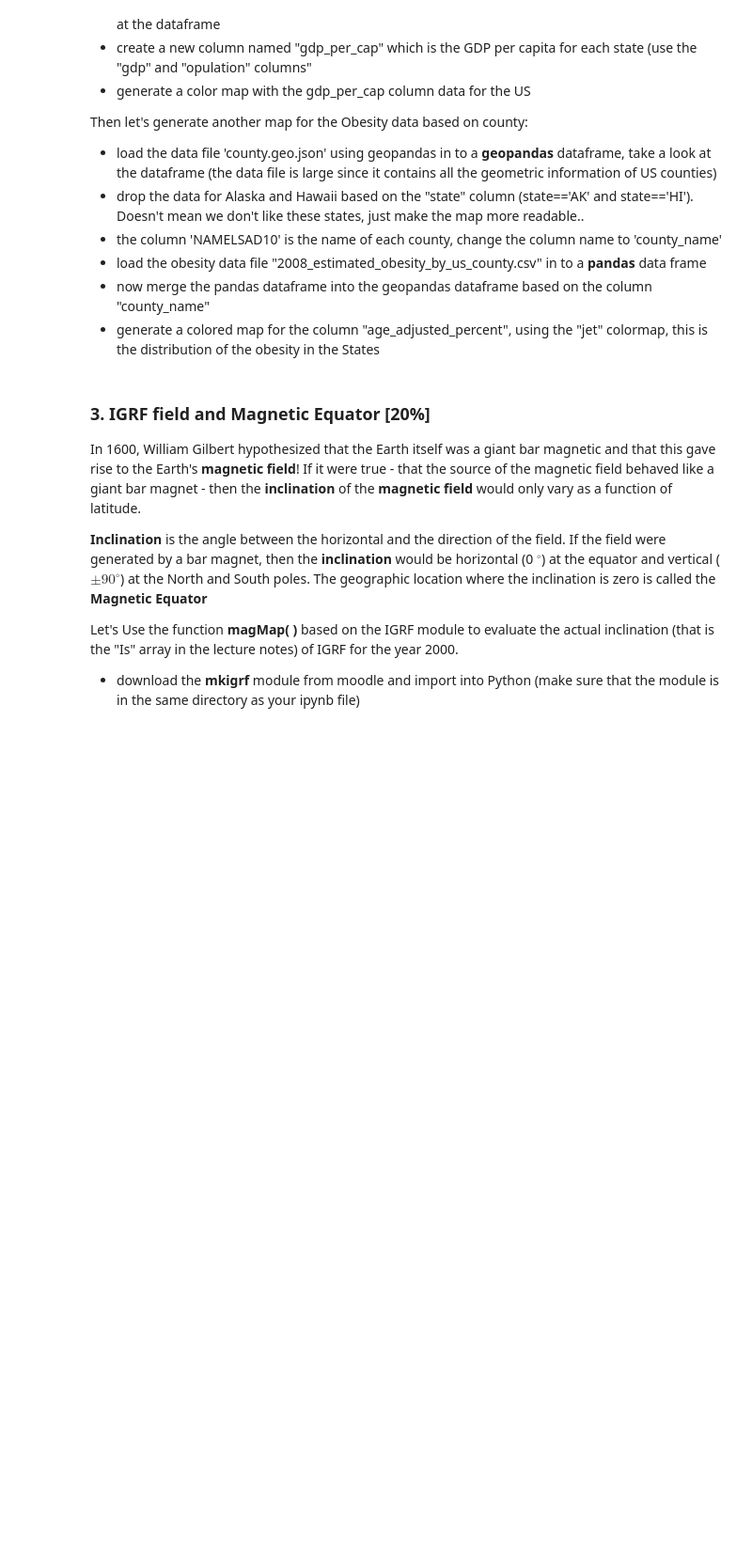
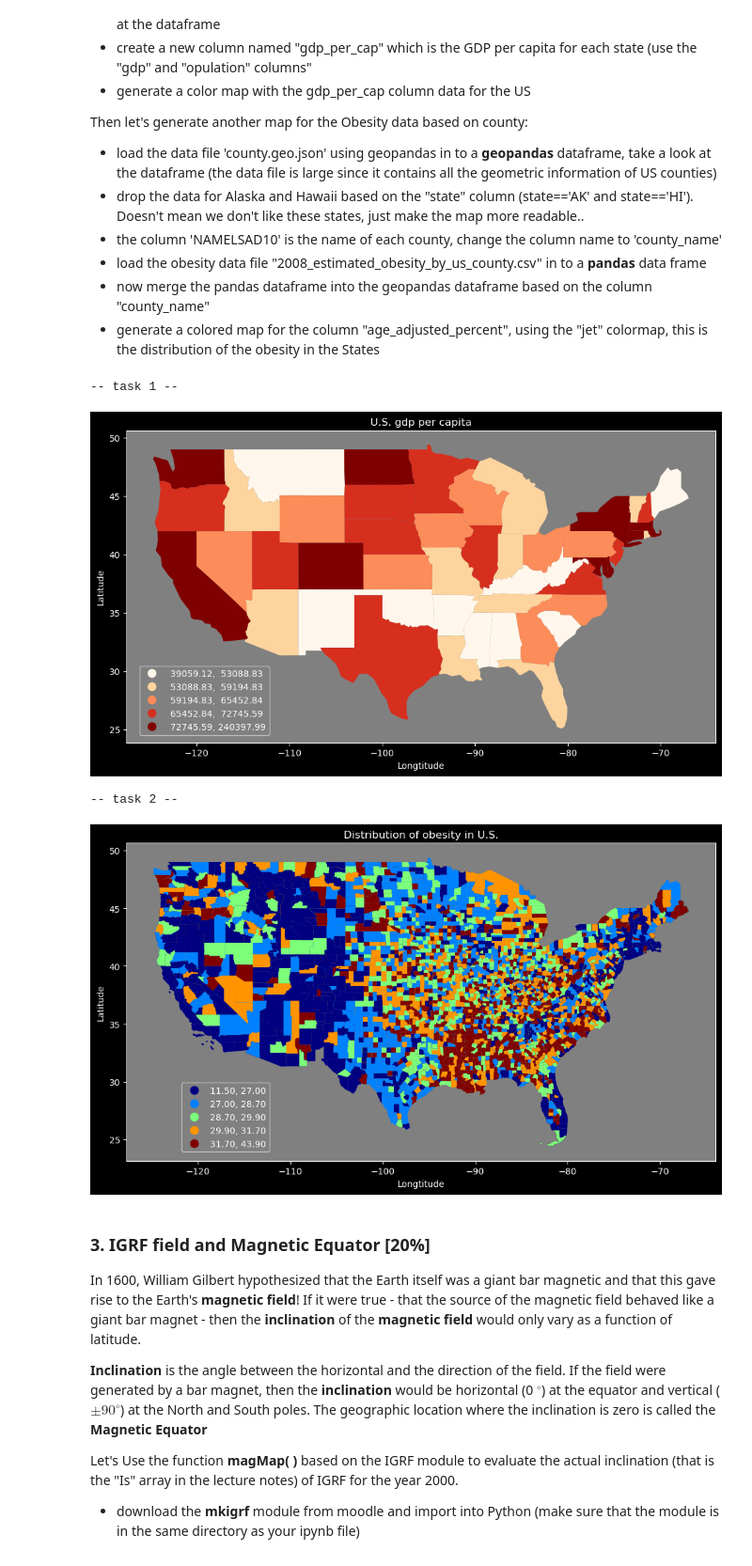
Before and after one commit to JerrySiRi/NJUAI_Learning_partial, a Jupyter notebook: HKU_exchange/Data_analysis_and_modeling_EASC2410/Assignment/HW9/HW_9-2024.ipynb, the cells around one changed output. Shown at 94% size. Cells and saved outputs as stored; diff of their text form; code cells hidden in the pictures; blank space fills up the shorter version.

```diff
--- a/HKU_exchange/Data_analysis_and_modeling_EASC2410/Assignment/HW9/HW_9-2024.ipynb
+++ b/HKU_exchange/Data_analysis_and_modeling_EASC2410/Assignment/HW9/HW_9-2024.ipynb
@@ -36,6 +87,64 @@ Then let's generate another map for the Obesity data based on county:
 - load the obesity data file "2008_estimated_obesity_by_us_county.csv" in to a **pandas** data frame
 - now merge the pandas dataframe into the geopandas dataframe based on the column "county_name"
 - generate a colored map for the column "age_adjusted_percent", using the "jet" colormap, this is the distribution of the obesity in the States
+# %%
+import numpy as np
+import matplotlib.pyplot as plt
+from IPython.display import Image
+import pandas as pd
+import geopandas as gpd
+import mapclassify.classifiers as classifiers
+
+import warnings
+warnings.filterwarnings("ignore") # ignore warning messages
+
+from mpl_toolkits.axes_grid1 import make_axes_locatable
+from matplotlib.colors import Normalize
+from matplotlib import cm
+
+
+# -- task 1 --
+print("-- task 1 --")
+us_map = gpd.read_file("./us_states.geojason")
+us_map["gdp_per_cap"] = us_map["gdp"]/us_map["population"]
+plt.rcParams['axes.facecolor'] = 'gray'
+ax = us_map.plot(figsize=(12,8), column="gdp_per_cap", cmap="OrRd", scheme="quantiles", legend=True)
+leg = ax.get_legend()
+leg.set_bbox_to_anchor((0.,-0.14,0.25,0.4))
+ax.set_title("U.S. gdp per capita")
+ax.set_xlabel("Longtitude")
+ax.set_ylabel("Latitude")
+plt.show()
+
+
+# -- task 2 --
+print("-- task 2 --")
+county_map = gpd.read_file("./county.geo.json")
+county_map = county_map[(county_map["state"]!="AK") & (county_map["state"]!="HI")]
+# county_map.rename({"NAMELSAD10":"county_name"},inplace=True)
+# BUG: we could not rename a column in datatype of geodatafram
+county_map["county_name"] = county_map["NAMELSAD10"]
+obesity = pd.read_csv("./2008_estimated_obesity_by_us_county.csv")
+#print(county_map.head())
+#print(obesity.head())
+dmerge = county_map.merge(obesity, on="county_name",how="inner")
+
+plt.rcParams['axes.facecolor'] = 'gray'
+ax = dmerge.plot(figsize=(12,8), column="age_adjusted_percent", cmap="jet", scheme="quantiles", legend=True)
+leg = ax.get_legend()
+leg.set_bbox_to_anchor((0.,-0.14,0.25,0.4))
+# TIP: don't need to add this code ---> adjust automatically
+
+ax.set_title("Distribution of obesity in U.S.")
+ax.set_xlabel("Longtitude")
+ax.set_ylabel("Latitude")
+
+plt.show()
+# %% [output]
+-- task 1 --
+[figure, added]
+-- task 2 --
+[figure, added]
 # %% [markdown]
 ### 3. IGRF field and Magnetic Equator [20%]
 
```
Also changed, not shown: parts of 1 cell of this notebook, 4 other files.
